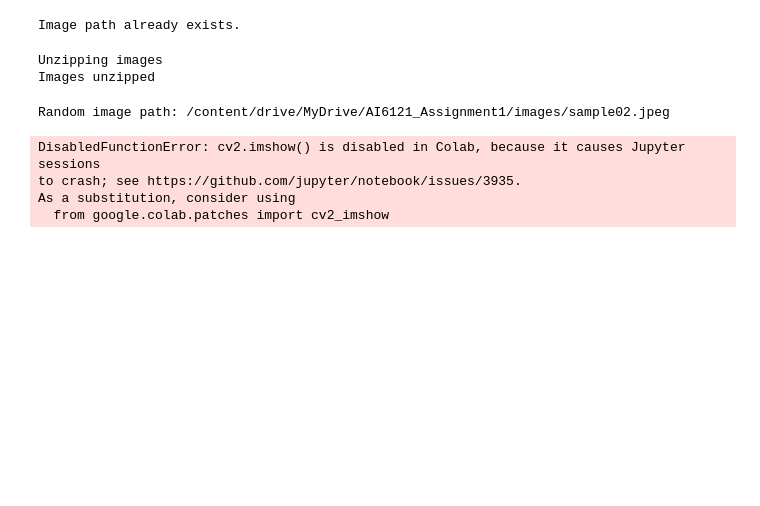
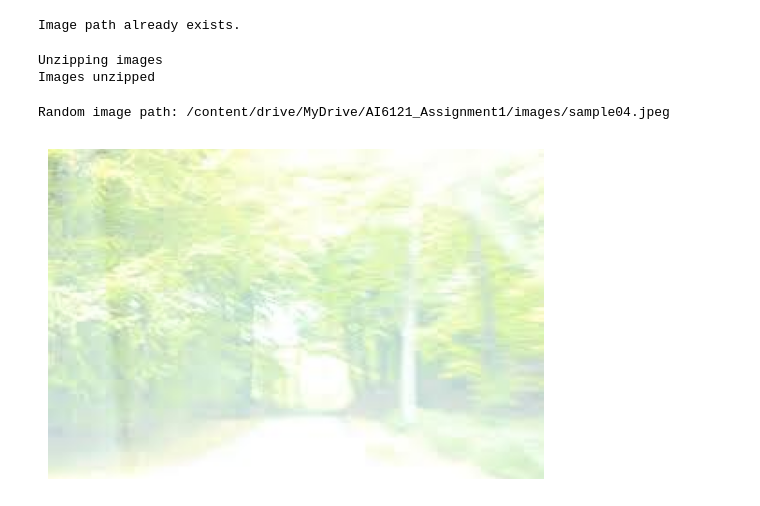
Before and after one commit to XiangKeYiNTU/AI6121_Assignment1, a Jupyter notebook: utils.ipynb, the cells around one changed output. Cells and saved outputs as stored; diff of their text form; code cells hidden in the pictures; blank space fills up the shorter version.

Commit message:
Visualization Utils Finished

```diff
--- a/utils.ipynb
+++ b/utils.ipynb
@@ -32,37 +32,38 @@ Images unzipped
 # %%
 # visualize a random image within the image folder
 import random
 import cv2
 from PIL import Image
+import matplotlib.pyplot as plt
+
 
 def see_random_image(image_path_str: str):
   """
   Input: image folder path
   Output: a random image within the path
   Function: select a random sample image from the image folder
   and show it in the default color format(BGR).
   """
   image_path = Path(image_path_str)
   if image_path.is_dir():
     image_path_list = list(image_path.glob("*"))
     random_image_path = random.choice(image_path_list)
     print(f"Random image path: {random_image_path}")
     random_image = cv2.imread(str(random_image_path))
     # Convert BGR to RGB for displaying with matplotlib
     image_rgb = cv2.cvtColor(random_image, cv2.COLOR_BGR2RGB)
-
+    plt.imshow(image_rgb)
+    plt.axis('off')
+    plt.show()
     # return image_rgb
   else:
     print("Image path does not exist.")
 
 # see_random_image(Path(__file__).resolve().parent() / "images")
 see_random_image("/content/drive/MyDrive/AI6121_Assignment1/images")
 # %% [output]
-Random image path: /content/drive/MyDrive/AI6121_Assignment1/images/sample02.jpeg
+Random image path: /content/drive/MyDrive/AI6121_Assignment1/images/sample04.jpeg
-DisabledFunctionError: cv2.imshow() is disabled in Colab, because it causes Jupyter sessions
-to crash; see https://github.com/jupyter/notebook/issues/3935.
-As a substitution, consider using
-  from google.colab.patches import cv2_imshow
+[figure, added]
 # %%
 import matplotlib.pyplot as plt
 
```
Also changed, not shown: parts of 4 cells of this notebook.
